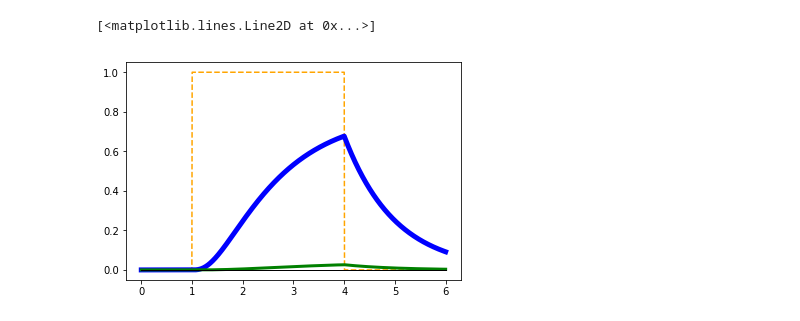
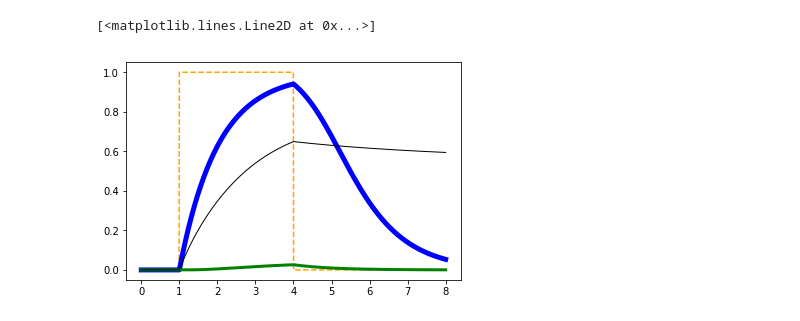
Before and after one commit to bayersin/FUCKA, a Jupyter notebook: FFL.ipynb, the cells around one changed output. Saved outputs shown, nothing was run; the diff lists cells and outputs as text; code cells hidden in the pictures.

```diff
--- a/FFL.ipynb
+++ b/FFL.ipynb
@@ -5,5 +365,5 @@ import matplotlib.pyplot as plt
 # %%
-model = '''
+modelOR = '''
 #functions # q: 1 fuer act, 0 fuer rep
 
 #allgemeine funktion fuer act oder rep je nachdem ob q = 1 oder q = 0
@@ -55,6 +415,7 @@ P2 = 1
 P3 = 1
 
 
+
 #ARRAYS
 
 
@@ -64,9 +425,9 @@ P3 = 1
 #ODE
 
 
-Y'= By + by * regfunc(X1, Kxy, H, P1) - ay * Y
-Z'= Bz + bz * gateand(X1, Kxz, Y1, Kyz, H, P2, P3) - az * Z
-#Z' = Bz + bz * gateor(X1, Kxz, Y1, Kyz, H, P2, P3) - az * Z
+Y'= ( By + by * regfunc(X1, Kxy, H, P1) - ay * Y )
+#Z'= ( Bz + bz * gateand(X1, Kxz, Y1, Kyz, H, P2, P3) - az * Z )
+Z' = Bz + bz * gateor(X1, Kxz, Y1, Kyz, H, P2, P3) - az * Z
 
 #zweite kurve
 
@@ -78,21 +439,23 @@ XX1:= Sx * XX
 YY1:= Sy * YY
 YY'= By + by * regfunc(XX1, Kxy, H, P1) - ay * YY
 ZZ'= Bz + bz * gateand(XX1, Kxz, Y1, KKyz, H, P2, P3) - az * ZZ
-#ZZ' = Bz + bz * gateor(XX1, Kxz, Y1, KKyz, H, P2, P3) - az * ZZ
+#ZZ' = Bz + bz * gateor(XX1, Kxz, Y1, KKyz, H, P2, P3) - az * ZZ'
 
 
 #simple regulation
 
-S=0
+S=1
 T=0
 SKxz=1
+SKyz=1
+SKyz=Kyz
 SX1=1
 SY1=1
 SX1:= Sx * S
 SY1:= Sy * T
 S' = 0
-T' = Bz + bz * gateand(SX1, SKxz, SY1, Kyz, H, 1, 1) - az * T
-#Z' = Bz + bz * gateor(SX1, SKxz, SY1, Kyz, H, 1, 1) - az * Z
+#T' = Bz + bz * gateand(SX1, SKxz, SY1, SKyz, H, P2, P3) - az * T
+T' = Bz + bz * gateor(SX1, SKxz, SY1, SKyz, H, P2, P3) - az * T
 
 
 E1: at (time>0): Sx = 0;
@@ -101,28 +464,35 @@ E3: at (time>4): Sx = 0;
 
 '''
 # %%
+# COHERENT 1 OR
+
 start = 0
-end = 6
+end = 8
 steps = 1000
 
-r=te.loada(model)
+
+r=te.loada(modelOR)
 
 plt.figure(1)
 r.timeCourseSelections=['time', 'X', 'Y', 'Z', 'Sx', 'Sy', 'S', 'T', 'YY', 'ZZ']
 res = r.simulate(start, end, steps)
+
+
+r['P1']=1
+r['P2']=1
+r['P3']=1
+
+r['Kxy']=0.5
+r['Kyz']=0.7
+r['Kxz']=0.1
+r['KKyz']=0.3
+
+#print(np.amax(res))
+
 plt.plot(res['time'], res['Sx'],'--',color='orange')
 plt.plot(res['time'], res['Z'], linewidth=5, color='blue')
 plt.plot(res['time'], res['ZZ'], linewidth=3, color='green')
 plt.plot(res['time'], res['T'], linewidth=1, color='black')
-
-
-
-#plt.figure(2)
-#r.resetAll()
-#r['test']=500;
-#res = r.simulate(start, end, steps)
-#plt.plot(res['time'], res['Z'])
-#plt.plot(res['time'], res['Sx'],'--')
 # %% [output]
 [<matplotlib.lines.Line2D at 0x...>]
-[figure, old version]
+[figure, new version]
```
Also changed, not shown: parts of 11 cells of this notebook.
